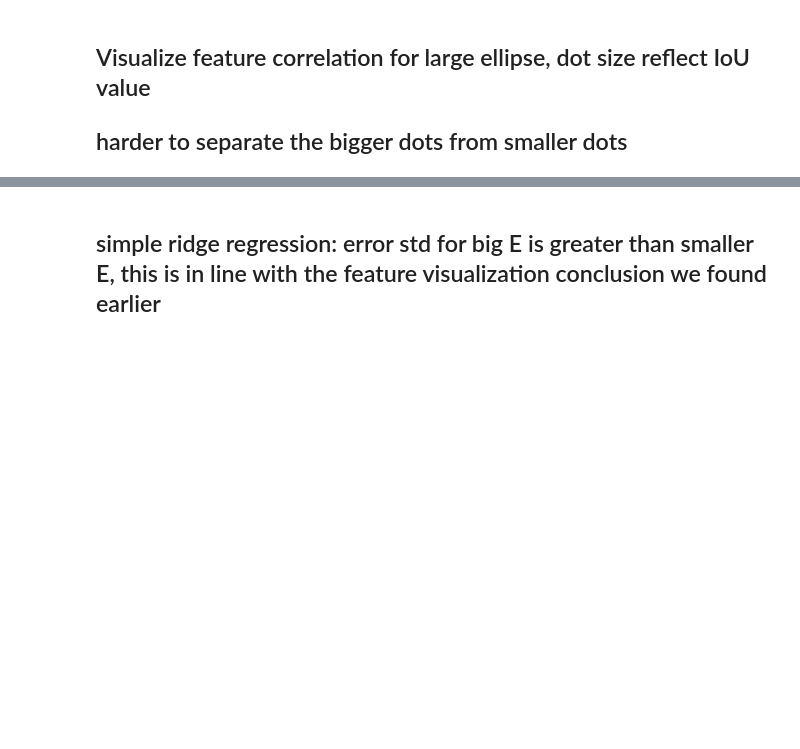
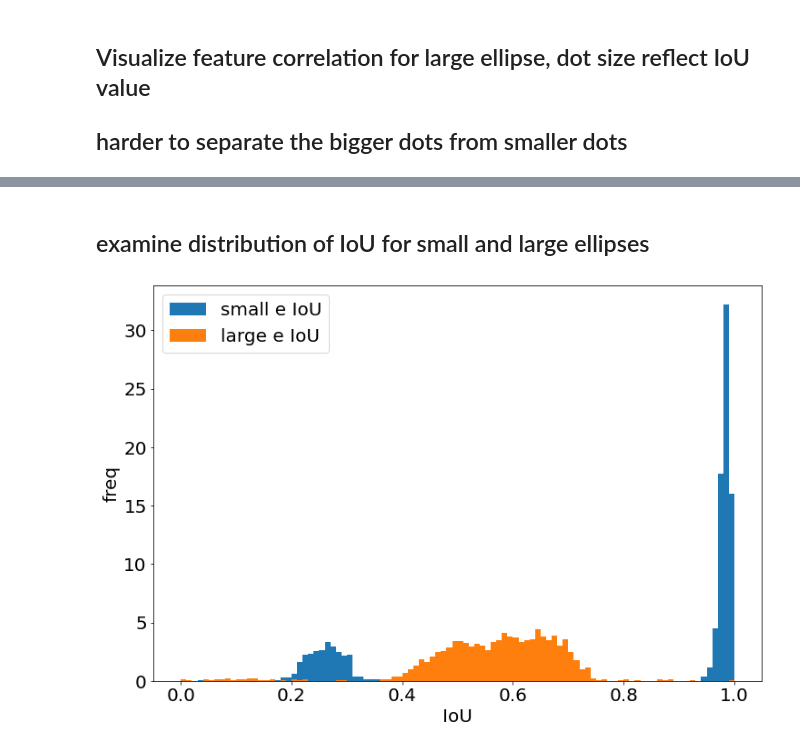
Before and after one commit to ZijianDu/C-in-C-KPI, a Jupyter notebook: KPI.ipynb, the cells around one changed output, grey strips where cells are left out. Drawn from its saved outputs; the diff is of its cells as text; code cells hidden in the pictures; blank space fills up the shorter version.

```diff
--- a/KPI.ipynb
+++ b/KPI.ipynb
@@ -129,2 +125,16 @@ print(np.std(y_pred - large_e_IoU_test))
-# %% [markdown]
-## simple ridge regression: error std for big E is greater than smaller E, this is in line with the feature visualization conclusion we found earlier
+# %% [markdown]
+## examine distribution of IoU for small and large ellipses
+# %%
+plt.figure(figsize = (12, 8))
+_bins = 100
+_fontsize = 20
+plt.xticks(fontsize = _fontsize)
+plt.yticks(fontsize = _fontsize)
+plt.hist(small_e_train_target_normalized.values, bins = _bins, label = 'small e IoU', density = True)
+plt.hist(large_e_train_target_normalized.values, bins = _bins, label = "large e IoU", density = True)
+plt.xlabel("IoU", fontsize = _fontsize)
+plt.ylabel("freq", fontsize = _fontsize)
+plt.legend(fontsize = _fontsize)
+plt.show()
+# %% [output]
+[figure, added]
```
Also changed, not shown: parts of 22 cells of this notebook.
